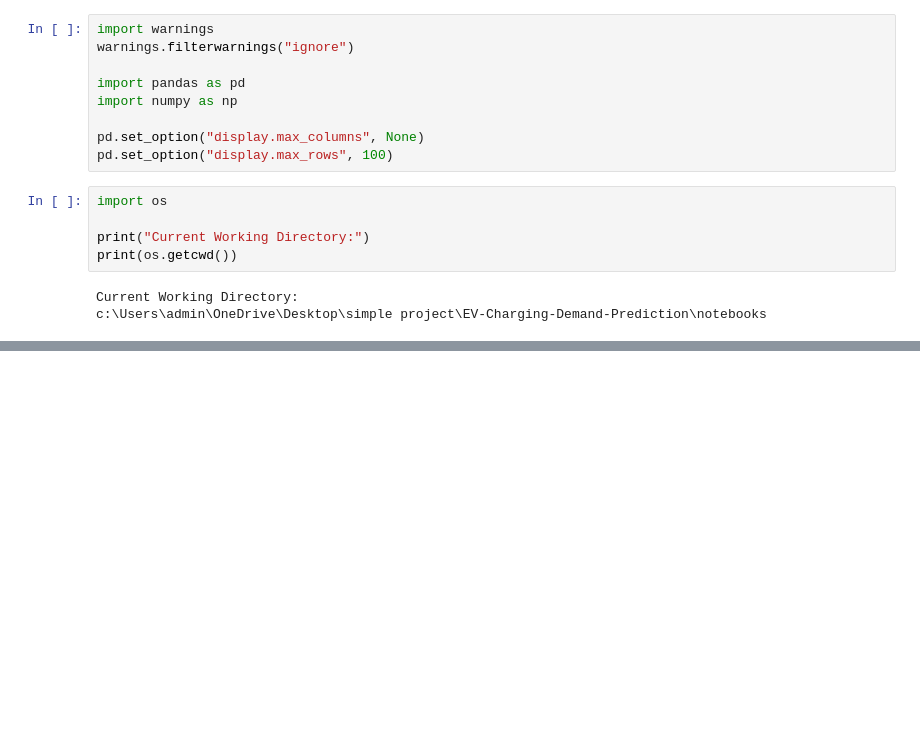
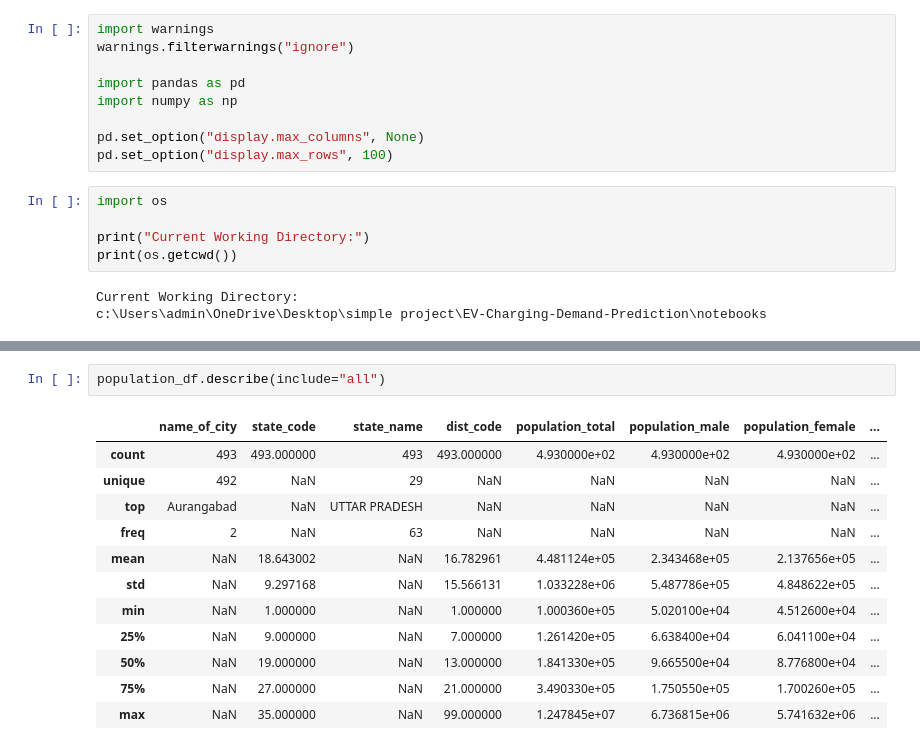
Before and after one commit to yogeshwartribhuvan2972-max/EV-Charging-Demand-Prediction, a Jupyter notebook: notebooks/01_Data_Loading.ipynb, the cells around one changed output, grey strips where cells are left out. Saved outputs shown, nothing was run; the diff lists cells and outputs as text; blank space fills up the shorter version.

```diff
--- a/notebooks/01_Data_Loading.ipynb
+++ b/notebooks/01_Data_Loading.ipynb
@@ -37,0 +232,15 @@ FileNotFoundError: [Errno 2] No such file or directory: '../data/raw/ev_charging
+# %%
+population_df.describe(include="all")
+# %% [output]
+|  | name_of_city | state_code | state_name | dist_code | population_total | population_male | population_female | ... |
+| count | 493 | 493.000000 | 493 | 493.000000 | 4.930000e+02 | 4.930000e+02 | 4.930000e+02 | ... |
+| unique | 492 | NaN | 29 | NaN | NaN | NaN | NaN | ... |
+| top | Aurangabad | NaN | UTTAR PRADESH | NaN | NaN | NaN | NaN | ... |
+| freq | 2 | NaN | 63 | NaN | NaN | NaN | NaN | ... |
+| mean | NaN | 18.643002 | NaN | 16.782961 | 4.481124e+05 | 2.343468e+05 | 2.137656e+05 | ... |
+| std | NaN | 9.297168 | NaN | 15.566131 | 1.033228e+06 | 5.487786e+05 | 4.848622e+05 | ... |
+| min | NaN | 1.000000 | NaN | 1.000000 | 1.000360e+05 | 5.020100e+04 | 4.512600e+04 | ... |
+| 25% | NaN | 9.000000 | NaN | 7.000000 | 1.261420e+05 | 6.638400e+04 | 6.041100e+04 | ... |
+| 50% | NaN | 19.000000 | NaN | 13.000000 | 1.841330e+05 | 9.665500e+04 | 8.776800e+04 | ... |
+| 75% | NaN | 27.000000 | NaN | 21.000000 | 3.490330e+05 | 1.750550e+05 | 1.700260e+05 | ... |
+| max | NaN | 35.000000 | NaN | 99.000000 | 1.247845e+07 | 6.736815e+06 | 5.741632e+06 | ... |
```
Also changed, not shown: parts of 20 cells of this notebook.
